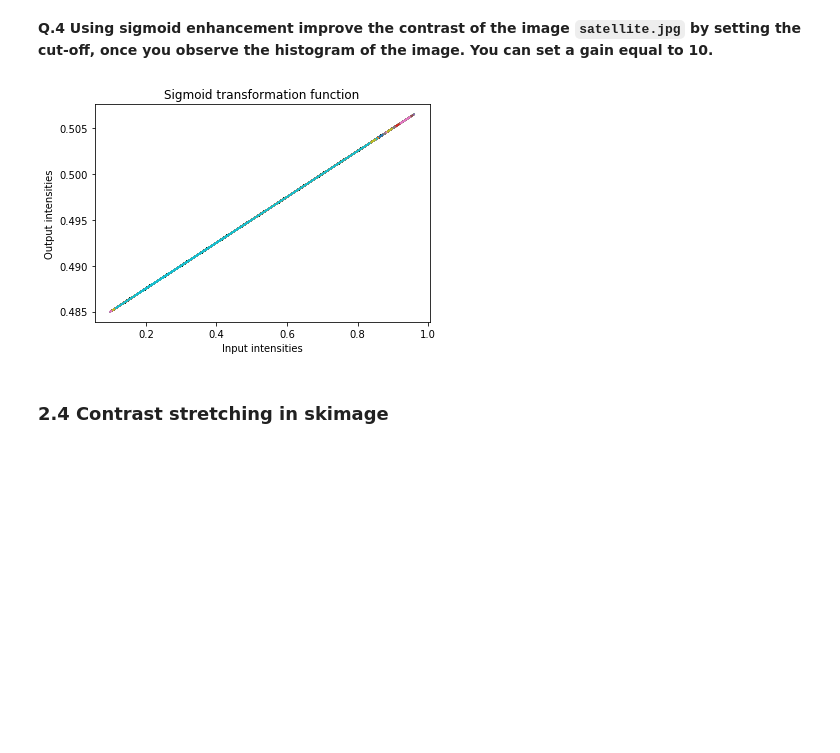
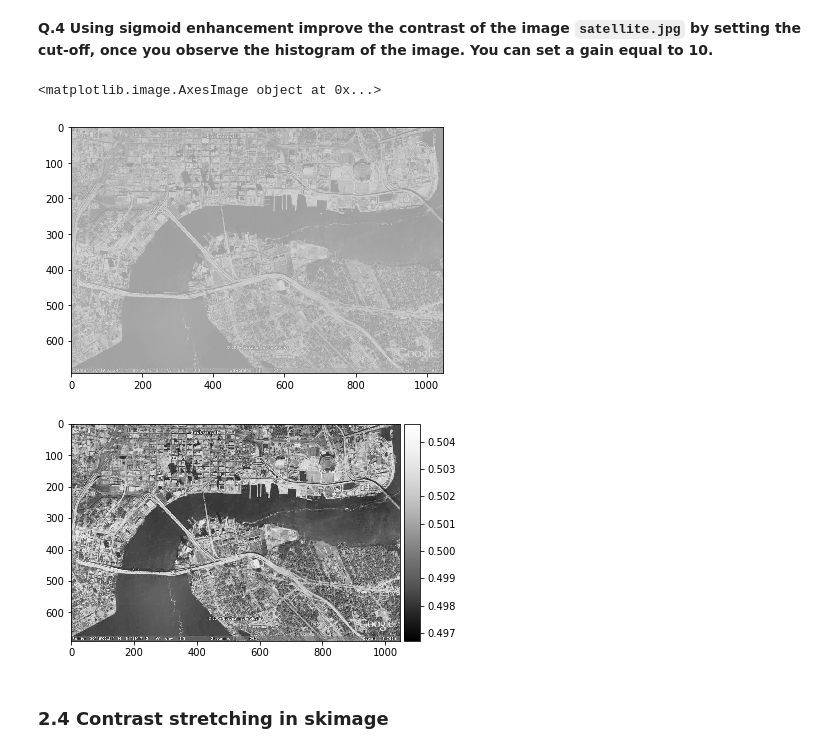
Before and after one commit to gulnurungan/B31XB-IIP-TP-1718, a Jupyter notebook: 2-image-enhancement/2-enhancement.ipynb, the cells around one changed output. Drawn from its saved outputs; the diff is of its cells as text; code cells hidden in the pictures; blank space fills up the shorter version.

```diff
--- a/2-image-enhancement/2-enhancement.ipynb
+++ b/2-image-enhancement/2-enhancement.ipynb
@@ -231,23 +231,31 @@ plt.show()
 # %% [markdown]
 **Q.4 Using sigmoid enhancement improve the contrast of the image `satellite.jpg` by setting the cut-off, once you observe the histogram of the image. You can set a gain equal to 10.**
 # %%
+
+img_path='./images/satellite.jpg'
+satellite=io.imread(img_path , as_grey=True) #?????????????????????? why as grey?
+satellite = img_as_float(satellite)
+plt.figure()
+io.imshow(satellite)
+
+
 # Define a set of 256 values ranging from 0 to 255
+
 x = np.arange(10, dtype='float')
 
 # Define the parameter c
 cut_off = np.linspace(100., 200., num=5)
 
 # Plot the transform function
 plt.figure()
-for t in cut_off:
-    plt.plot(lena_im, exposure.adjust_sigmoid(lena_im, cutoff=0.7, gain=.10))
-plt.xlabel('Input intensities')
-plt.ylabel('Output intensities')
-plt.title('Sigmoid transformation function')
-plt.axis('tight')
-plt.show()
+satel_2=exposure.adjust_sigmoid(satellite, cutoff=0.7, gain=.10)
+
+
+io.imshow(satel_2, cmap=cm.Greys_r) #why cm.Grey????????????????????????????
 # %% [output]
+<matplotlib.image.AxesImage object at 0x...>
-[figure, old version]
+[figure, new version]
+[figure, added]
 # %% [markdown]
 ### 2.4 Contrast stretching in skimage
 # %% [markdown]
```
Also changed, not shown: parts of 9 cells of this notebook, 1 other file.
